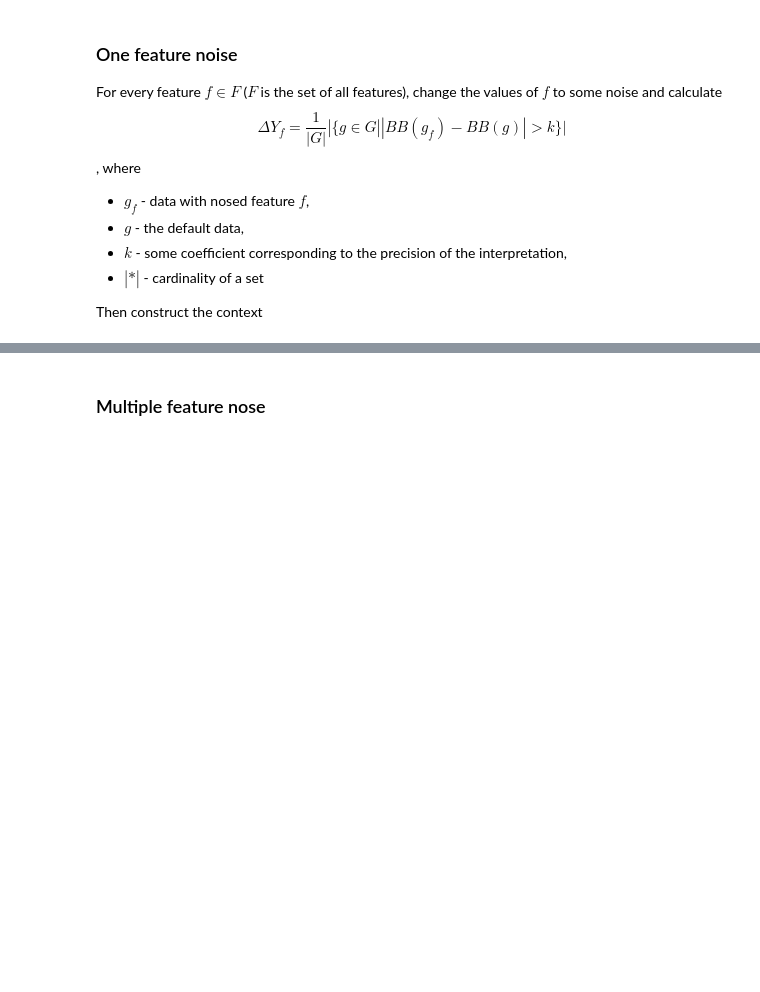
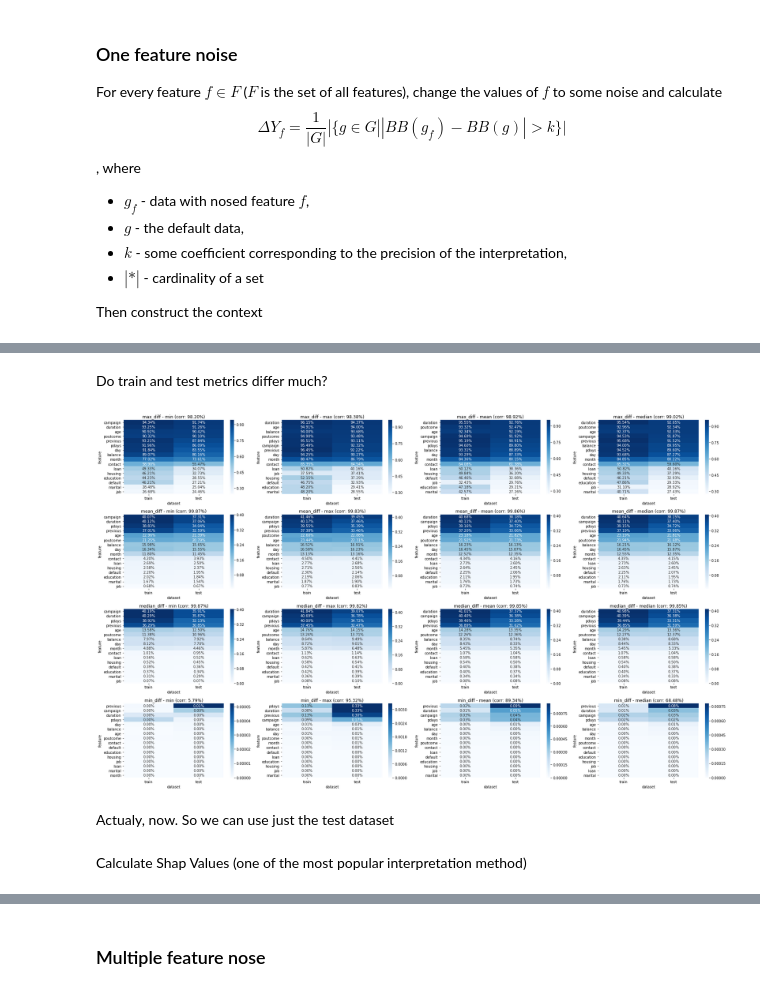
Before and after one commit to EgorDudyrev/FCA_BB_interpret, a Jupyter notebook: notebooks/2019.01.06-First_attempt.ipynb, the cells around one changed output, grey strips where cells are left out. Saved outputs shown, nothing was run; the diff lists cells and outputs as text; code cells hidden in the pictures; blank space fills up the shorter version.

```diff
--- a/notebooks/2019.01.06-First_attempt.ipynb
+++ b/notebooks/2019.01.06-First_attempt.ipynb
@@ -35,3 +94,15 @@ where
 * $|*|$ - cardinality of a set
 
 Then construct the context
+# %%
+def predict_with_noise(fs, X, model, cat_feats, random_state=142, predict_proba=False):
+    if type(fs)==str:
+        fs = [fs]
+    for f in fs:
+        if f in cat_feats:
+            X[f] = np.random.choice(X[f].unique(), size=len(X))
+        else:
+            X[f] = np.random.uniform(X[f].min(), X[f].max(),size=len(X))
+    pool = cb.Pool(X, cat_features=cat_feats)
+    preds = model.predict_proba(pool)[:,1] if predict_proba else model.predict(pool)
+    return preds
@@ -37,0 +113,15 @@ Then construct the context
+# %%
+res_ds = []
+for f in tqdm_notebook(cat_feats+real_feats):
+    for rs in tqdm_notebook(range(100), leave=True, desc=f, disable=True):
+        diff = train_preds_proba - predict_with_noise(f, X_train, bb, cat_feats, random_state=rs, predict_proba=True)
+        res = {'random_state':rs, 'feature':f, 'dataset':'train',
+              'mean_diff':np.abs(diff).mean(), 'median_diff':np.median(np.abs(diff)), 'max_diff':np.abs(diff).max(), 'min_diff':np.abs(diff).min()}
+        res_ds.append(res)
+
+        diff = test_preds_proba - predict_with_noise(f, X_test, bb, cat_feats, random_state=rs, predict_proba=True)
+        res = {'random_state':rs, 'feature':f, 'dataset':'test',
+              'mean_diff':np.abs(diff).mean(), 'median_diff':np.median(np.abs(diff)), 'max_diff':np.abs(diff).max(), 'min_diff':np.abs(diff).min()}
+        res_ds.append(res)
+res_ds = pd.DataFrame(res_ds)
+res_ds.head()
@@ -37,0 +146,21 @@ Then construct the context
+# %% [markdown]
+Do train and test metrics differ much?
+# %%
+plt.figure(figsize=(25,15))
+for idx_x, af in enumerate(['min','max','mean','median']):
+    for idx_y, m in enumerate(res_ds.drop(['dataset','feature','random_state'],1).columns):
+        cds = res_ds.pivot_table(index='feature', columns='dataset', values=m, aggfunc=af)
+        cds = cds.reindex(columns=['train','test']).sort_values('test',ascending=False)
+
+        plt.subplot((res_ds.shape[1]-3), 4, idx_y*4+idx_x+1)
+        plt.title(f"{m} - {af} (corr: {cds.corr().values[0,1]:.2%})")
+        sns.heatmap(cds, annot=True, cmap='Blues', fmt='.2%')
+
+plt.tight_layout()
+plt.show()
+# %% [output]
+[figure, added]
+# %% [markdown]
+Actualy, now. So we can use just the test dataset
+# %% [markdown]
+Calculate Shap Values (one of the most popular interpretation method)
```
Also changed, not shown: parts of 46 cells of this notebook, 1 other file.
